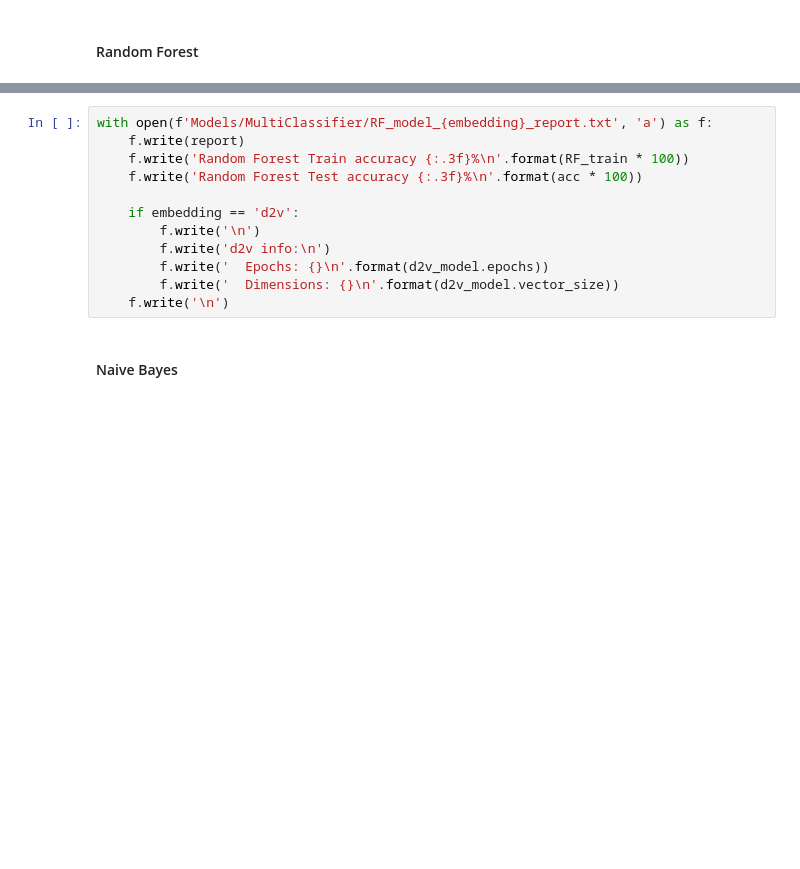
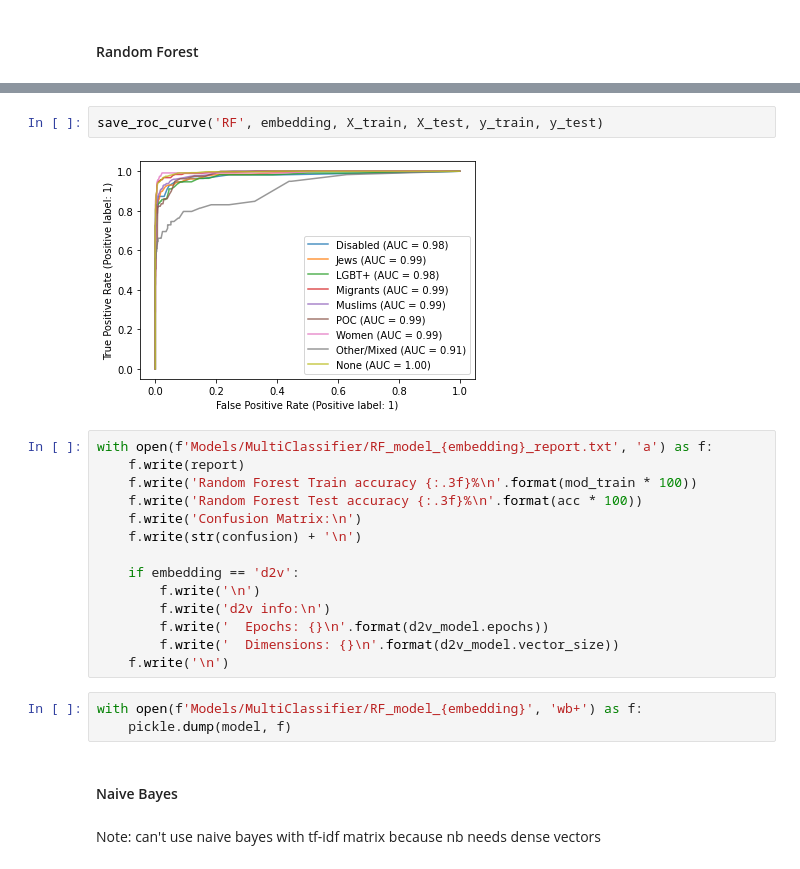
Before and after one commit to MarisaJH/CounterSpeechGenerator, a Jupyter notebook: HateSpeechClassifier/Hate_Classification.ipynb, the cells around one changed output, grey strips where cells are left out. Cells and saved outputs as stored; diff of their text form; blank space fills up the shorter version.

```diff
--- a/HateSpeechClassifier/Hate_Classification.ipynb
+++ b/HateSpeechClassifier/Hate_Classification.ipynb
@@ -411,8 +538,14 @@ sns.heatmap(confusion, annot=True, xticklabels=target_types, yticklabels=target_
+# %%
+save_roc_curve('RF', embedding, X_train, X_test, y_train, y_test)
+# %% [output]
+[figure, added]
 # %%
 with open(f'Models/MultiClassifier/RF_model_{embedding}_report.txt', 'a') as f:
     f.write(report)
-    f.write('Random Forest Train accuracy {:.3f}%\n'.format(RF_train * 100))
+    f.write('Random Forest Train accuracy {:.3f}%\n'.format(mod_train * 100))
     f.write('Random Forest Test accuracy {:.3f}%\n'.format(acc * 100))
+    f.write('Confusion Matrix:\n')
+    f.write(str(confusion) + '\n')
 
     if embedding == 'd2v':
         f.write('\n')
@@ -420,6 +553,11 @@ with open(f'Models/MultiClassifier/RF_model_{embedding}_report.txt', 'a') as f:
         f.write('  Epochs: {}\n'.format(d2v_model.epochs))
         f.write('  Dimensions: {}\n'.format(d2v_model.vector_size))
     f.write('\n')
+# %%
+with open(f'Models/MultiClassifier/RF_model_{embedding}', 'wb+') as f:
+    pickle.dump(model, f)
 # %% [markdown]
 #### Naive Bayes
+# %% [markdown]
+Note: can't use naive bayes with tf-idf matrix because nb needs dense vectors
 # %%
```
Also changed, not shown: parts of 47 cells of this notebook, 1 other file.
